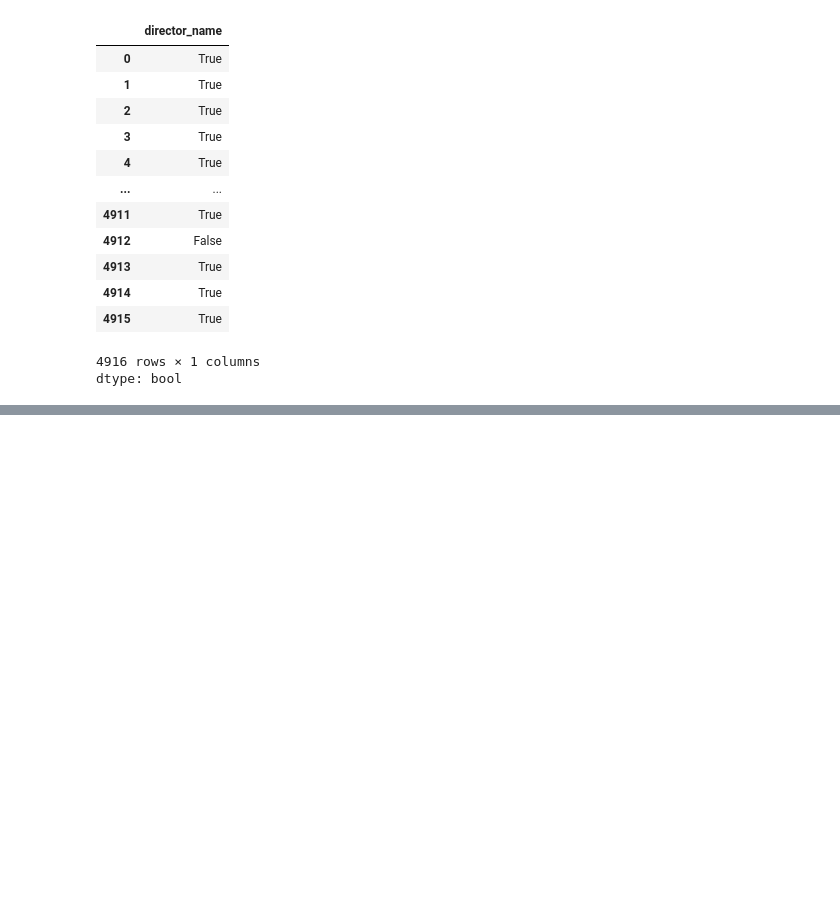
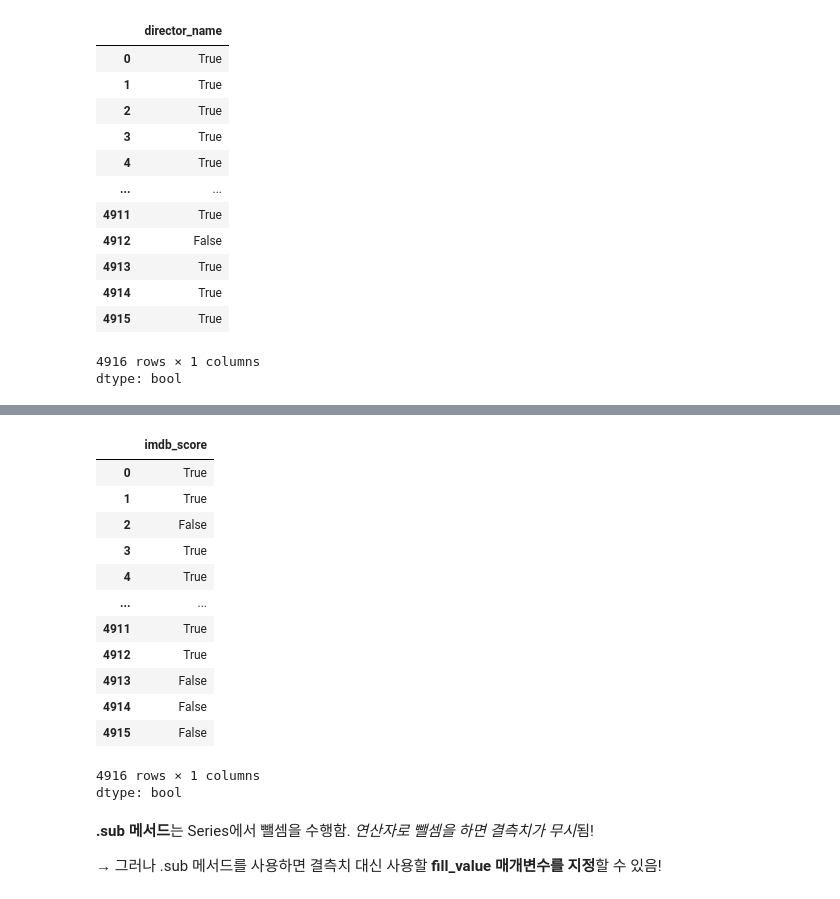
Before and after one commit to allyreum/R_study, a Jupyter notebook: Pandas_Cookbook_2e.ipynb, the cells around one changed output, grey strips where cells are left out. Cells and saved outputs as stored; diff of their text form; code cells hidden in the pictures; blank space fills up the shorter version.

```diff
--- a/Pandas_Cookbook_2e.ipynb
+++ b/Pandas_Cookbook_2e.ipynb
@@ -415,0 +475,24 @@ dtype: bool
+# %%
+# 5. 비교연산자( <, <=, >, >=, ==, != )도 존재하고, True, False로 반환함. 결과는 Boolean 배열임
+imdb_score > 7
+
+imdb_score.gt(7)
+# %% [output]
+|  | imdb_score |
+| 0 | True |
+| 1 | True |
+| 2 | False |
+| 3 | True |
+| 4 | True |
+| ... | ... |
+| 4911 | True |
+| 4912 | True |
+| 4913 | False |
+| 4914 | False |
+| 4915 | False |
+4916 rows × 1 columns
+dtype: bool
+# %% [markdown]
+**.sub 메서드**는 Series에서 뺄셈을 수행함. *연산자로 뺄셈을 하면 결측치가 무시*됨!
+
+  → 그러나 .sub 메서드를 사용하면 결측치 대신 사용할 **fill_value 매개변수를 지정**할 수 있음!
```
Also changed, not shown: parts of 14 cells of this notebook.
